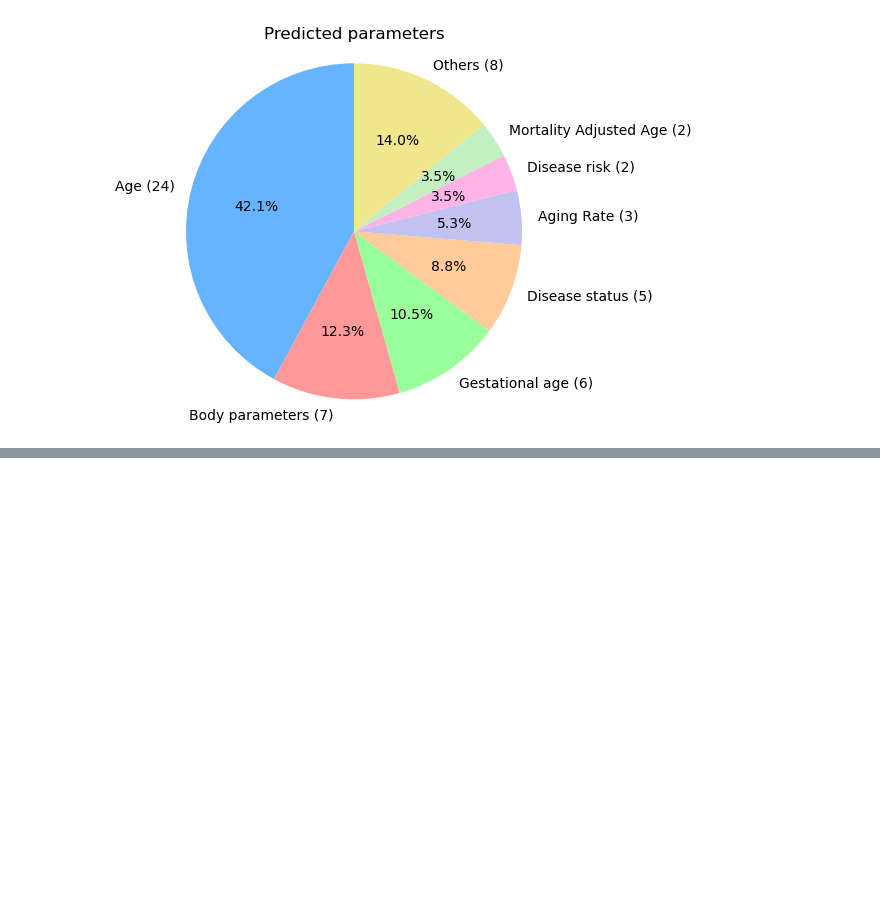
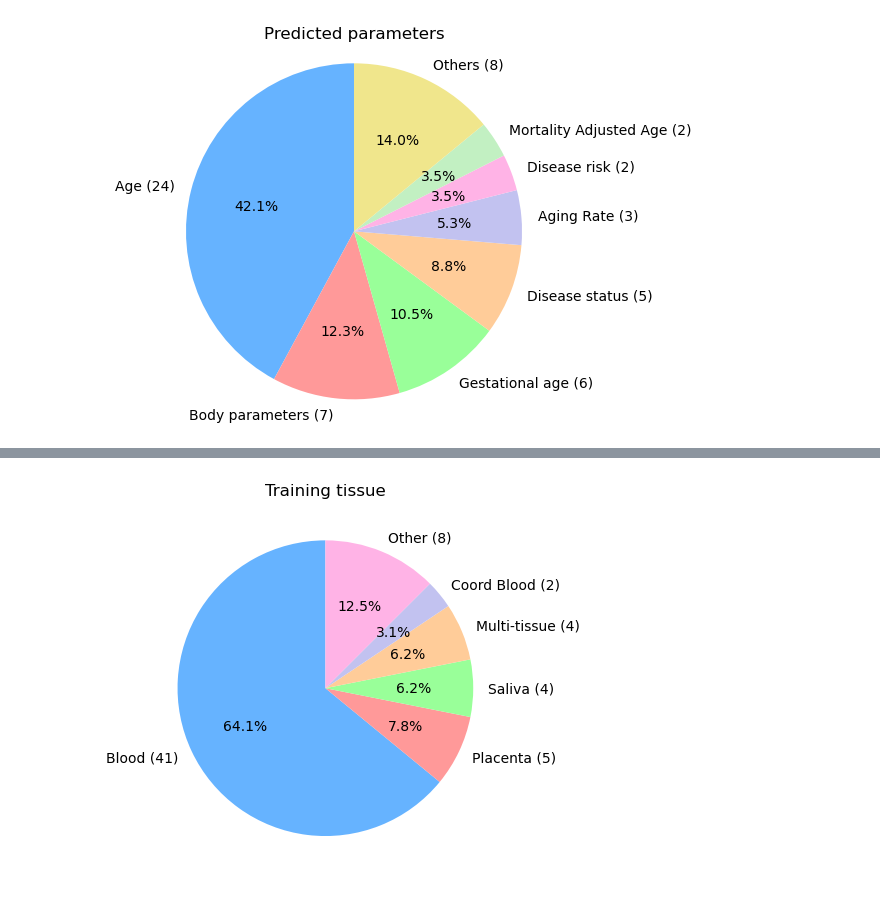
Before and after one commit to ComputationalAgingLab/ComputAge, a Jupyter notebook: workbook_models_analysis.ipynb, the cells around one changed output, grey strips where cells are left out. Saved outputs shown, nothing was run; the diff lists cells and outputs as text; code cells hidden in the pictures; blank space fills up the shorter version.

Commit message:
Add piechart TrainingTissue

```diff
--- a/workbook_models_analysis.ipynb
+++ b/workbook_models_analysis.ipynb
@@ -149,0 +138,4 @@ Name: count, dtype: int64
+# %%
+tissues = pd.DataFrame((models_data['TrainingTissue'].value_counts()))
+tissues.reset_index(inplace=True)
+tissues
@@ -149,0 +158,10 @@ Name: count, dtype: int64
+# %%
+tissues_list = ['Placenta', 'Saliva', 'Multi-tissue', 'Coord Blood', 'Skin', 'Lung', 'Breast', 'Kidney',  'Buccal', 'Brain', 'Prostate', 'Adipose']
+
+tissues.loc[tissues['TrainingTissue'].str.contains('Blood|blood', case=False), 'Blood'] = tissues['count']
+tissues.loc[tissues['TrainingTissue'] == 'Coord Blood', 'Blood'] = False # replace coord blood to False
+
+for tissue_type in tissues_list:
+    tissues.loc[tissues['TrainingTissue'].str.contains(tissue_type, case=False), tissue_type] = tissues['count']
+
+tissues
@@ -149,0 +184,6 @@ Name: count, dtype: int64
+# %%
+tissues_wo_count = tissues.drop(columns=['TrainingTissue', 'count'])
+tissue_rate = pd.DataFrame(tissues_wo_count.sum())
+tissue_rate.reset_index(inplace=True)
+tissue_rate.columns = ['TrainingTissue', 'count']
+tissue_rate
@@ -149,0 +205,10 @@ Name: count, dtype: int64
+# %%
+# TOP popular types
+n_show = 5
+top_categories = tissue_rate.head(n_show)
+other_categories = tissue_rate.iloc[n_show: , :]
+other_categories = pd.DataFrame(['Other', other_categories['count'].sum()]).T
+other_categories.columns = ['TrainingTissue', 'count']
+
+tissue_rate = pd.concat([top_categories, other_categories], ignore_index=True)
+tissue_rate
@@ -149,0 +223,11 @@ Name: count, dtype: int64
+# %%
+colors = ['#66b3ff', '#ff9999', '#99ff99', '#ffcc99', '#c2c2f0', '#ffb3e6', '#c2f0c2', '#F0E68C', '#ffb366']
+
+labels = list(tissue_rate['TrainingTissue'])
+data = list(tissue_rate['count'])
+
+plt.pie(data, labels=[f'{label} ({int(count)})' for label, count in zip(labels, data)], autopct='%1.1f%%', startangle=90, colors=colors)
+plt.title('Training tissue')
+plt.show()
+# %% [output]
+[figure, added]
```
Also changed, not shown: parts of 10 cells of this notebook, 1 other file.
